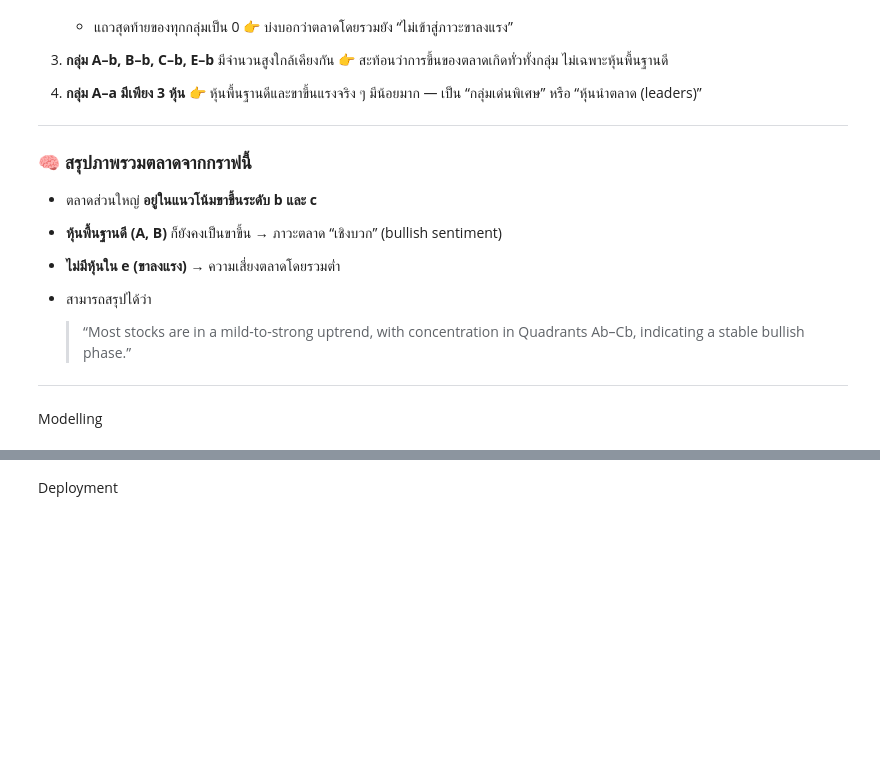
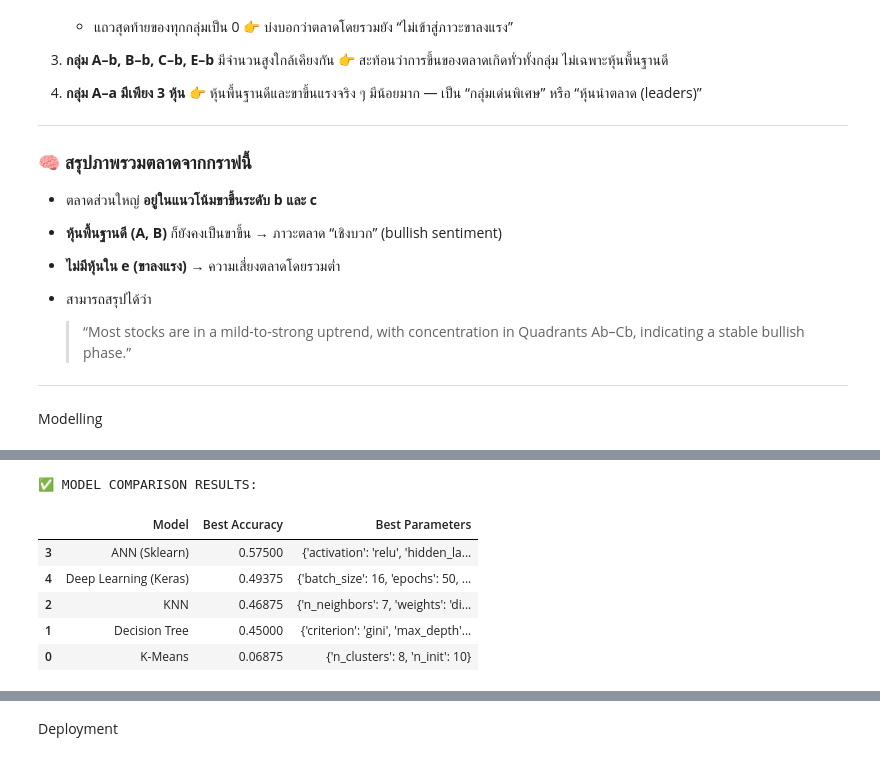
Before and after one commit to phqsuema123/Stock-quadrant-quantitative-analysis-using-deep-learning-classification, a Jupyter notebook: 1.Final_file/3.Data_preparation,4.Modelling/final100.ipynb, the cells around one changed output, grey strips where cells are left out. Drawn from its saved outputs; the diff is of its cells as text; code cells hidden in the pictures; blank space fills up the shorter version.

```diff
--- a/1.Final_file/3.Data_preparation,4.Modelling/final100.ipynb
+++ b/1.Final_file/3.Data_preparation,4.Modelling/final100.ipynb
@@ -1532,0 +940,23 @@ df_result.head(10)
+# %%
+# ============================================================
+# 3️⃣ DATA PREPARATION
+# ============================================================
+# 📥 ตัวอย่าง: ใช้ข้อมูล df_merge ที่มี feature และ quadrant
+df_merge=df_result3
+features = ["eps", "pe", "pbv", "percentyield", "marketcap",
+            "close_price", "high_price", "low_price", "open_price",
+            "value", "ema5", "ema15", "ema35", "ema89", "ema200", "rsi"]
+
+X = df_merge[features]
+y = df_merge["quadrant"]
+
+# ✅ Encode Quadrant (Aa–Ee → 0–24)
+le = LabelEncoder()
+y_encoded = le.fit_transform(y)
+
+# ✅ Scaling
+scaler = StandardScaler()
+X_scaled = scaler.fit_transform(X)
+
+# ✅ Split Data
+X_train, X_test, y_train, y_test = train_test_split(X_scaled, y_encoded, test_size=0.2, random_state=SEED)
@@ -1532,0 +1048,26 @@ df_result.head(10)
+# %%
+# ============================================================
+# 5️⃣ MODEL COMPARISON TABLE
+# ============================================================
+results = pd.DataFrame({
+    "Model": ["K-Means", "Decision Tree", "KNN", "ANN (Sklearn)", "Deep Learning (Keras)"],
+    "Best Accuracy": [acc_kmeans, acc_tree, acc_knn, acc_ann, acc_dl],
+    "Best Parameters": [
+        grid_kmeans.best_params_,
+        grid_tree.best_params_,
+        grid_knn.best_params_,
+        grid_ann.best_params_,
+        grid_dl.best_params_,
+    ]
+}).sort_values(by="Best Accuracy", ascending=False)
+
+print("✅ MODEL COMPARISON RESULTS:")
+display(results)
+# %% [output]
+✅ MODEL COMPARISON RESULTS:
+|  | Model | Best Accuracy | Best Parameters |
+| 3 | ANN (Sklearn) | 0.57500 | {'activation': 'relu', 'hidden_la... |
+| 4 | Deep Learning (Keras) | 0.49375 | {'batch_size': 16, 'epochs': 50, ... |
+| 2 | KNN | 0.46875 | {'n_neighbors': 7, 'weights': 'di... |
+| 1 | Decision Tree | 0.45000 | {'criterion': 'gini', 'max_depth'... |
+| 0 | K-Means | 0.06875 | {'n_clusters': 8, 'n_init': 10} |
```
Also changed, not shown: parts of 19 cells of this notebook, 10 other files.
